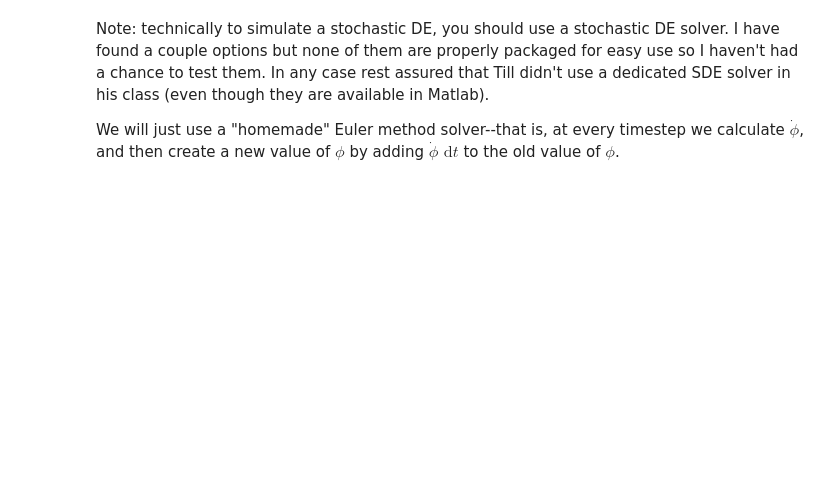
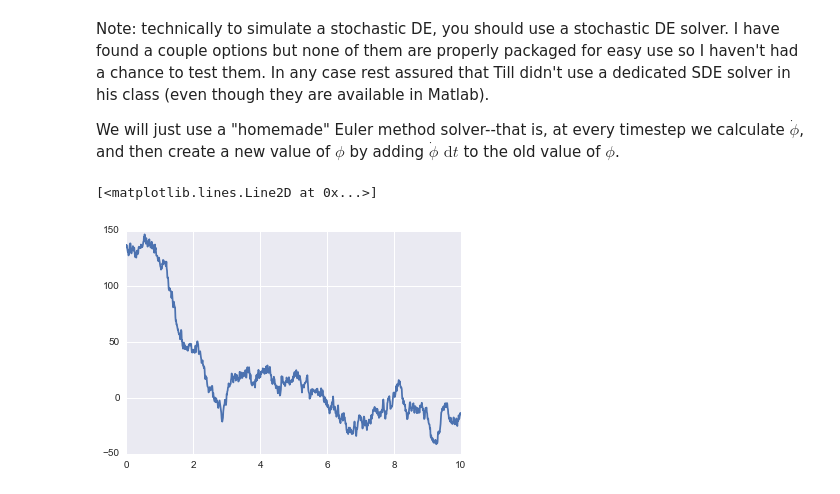
Before and after one commit to hsharrison/open-source-science-workshop, a Jupyter notebook: sessions/2014-07-16/2-pendulums.ipynb, the cells around one changed output. Drawn from its saved outputs; the diff is of its cells as text; code cells hidden in the pictures; blank space fills up the shorter version.

```diff
--- a/sessions/2014-07-16/2-pendulums.ipynb
+++ b/sessions/2014-07-16/2-pendulums.ipynb
@@ -494,3 +553,24 @@ I have found a couple options but none of them are properly packaged for easy us
 In any case rest assured that Till didn't use a dedicated SDE solver in his class (even though they are available in Matlab).
 
 We will just use a "homemade" Euler method solver--that is, at every timestep we calculate $\dot{\phi}$, and then create a new value of $\phi$ by adding $\dot{\phi}\textrm{ d}t$ to the old value of $\phi$.
+# %%
+from toolz import curry
+
+def solve_langevin_eqn(h_func, x0, t, q):
+    x = [x0]
+    for dt in np.diff(t):
+        deterministic = dt * h_func(x[-1])
+        fluctuation = np.sqrt(2*q*dt) * np.random.randn()
+        x.append(x[-1] + deterministic + fluctuation)
+    return np.array(x)
+
+@curry
+def hkb(a, x):
+    return -a * np.sin(x)
+# %%
+t = np.arange(0, 10, 0.01)
+phi_sim = solve_langevin_eqn(hkb(1), 3*np.pi/4, t, 0.1)
+plt.plot(t, np.rad2deg(wrap(phi_sim)))
+# %% [output]
+[<matplotlib.lines.Line2D at 0x...>]
+[figure, added]
```
Also changed, not shown: parts of 16 cells of this notebook.
